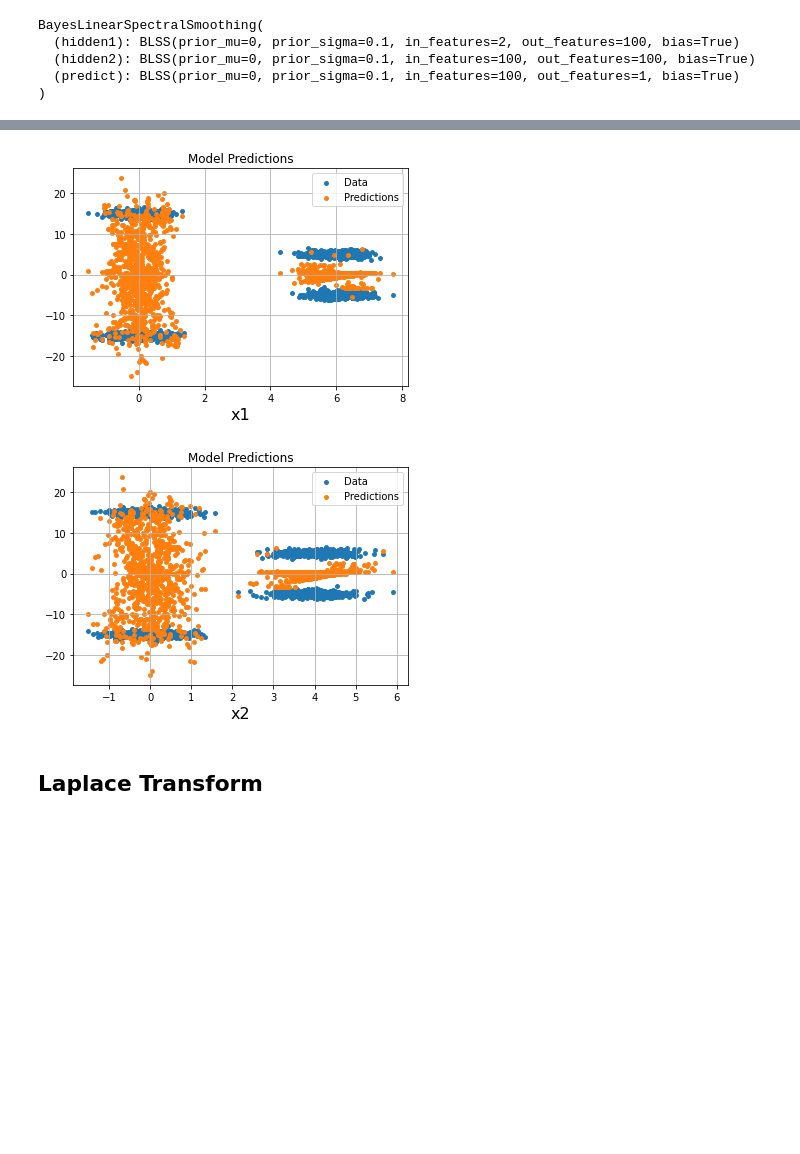
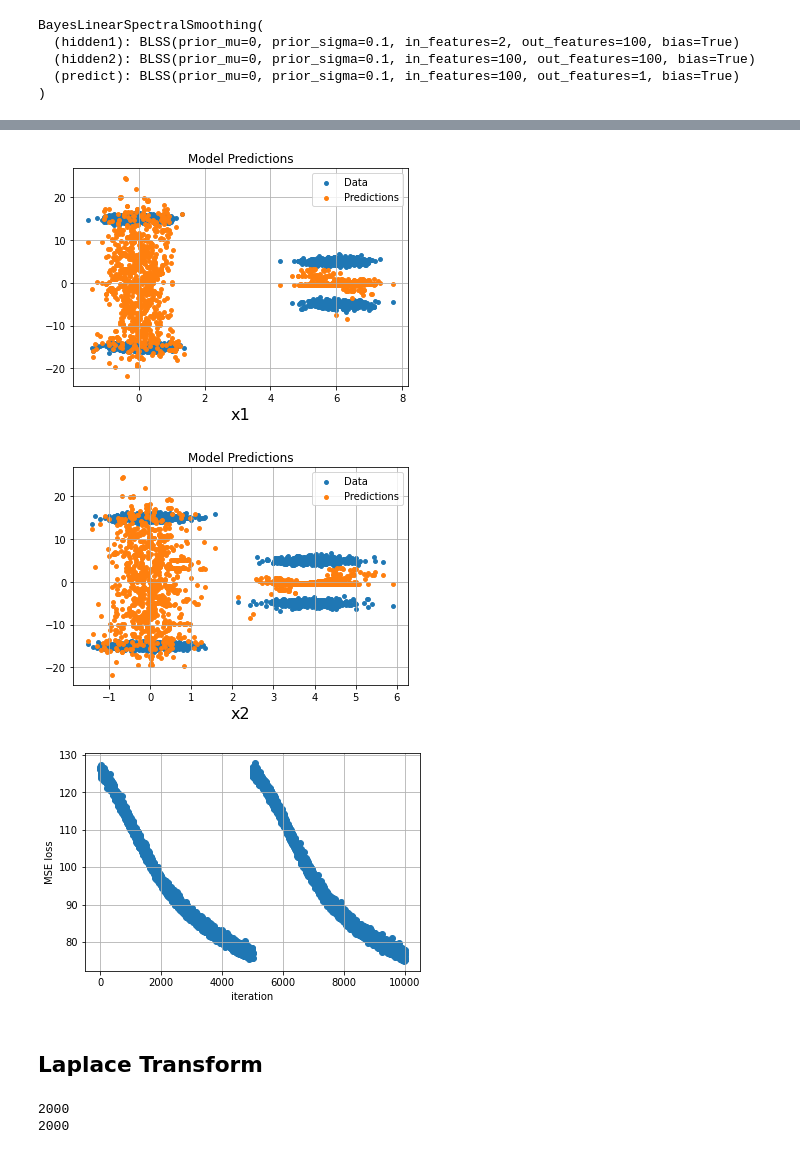
Before and after one commit to nalatraz/DeepLearning_Project7a, a Jupyter notebook: ClusterData.ipynb, the cells around one changed output, grey strips where cells are left out. Drawn from its saved outputs; the diff is of its cells as text; code cells hidden in the pictures; blank space fills up the shorter version.

```diff
--- a/ClusterData.ipynb
+++ b/ClusterData.ipynb
@@ -147,7 +150,10 @@ batch_size = 64 # or whatever
 
 FFNN = FFNN.float()
 mse_loss = nn.MSELoss()
+mae_loss = nn.L1Loss()
 
+mse_epoch = []
+mae_epoch = []
 optimizer = optim.Adam(FFNN.parameters(),  lr=0.001)
 
 for epoch in range(n_epochs):
@@ -156,7 +162,12 @@ for epoch in range(n_epochs):
     permutation = torch.randperm(x.size()[0])
 
     # Run batch
+    count = 0
+    mse_all = 0
+    mae_all = 0
+
     for i in range(0, x.size()[0], batch_size):
+        count +=1
         optimizer.zero_grad()
 
         indices = permutation[i:i+batch_size]
@@ -166,11 +177,17 @@ for epoch in range(n_epochs):
         prediction = FFNN(batch_x)
 
         loss = mse_loss(prediction.squeeze(), batch_y.float())
+        mse_all += mse_loss(prediction.squeeze(), batch_y.float())
+        mae_all += mae_loss(prediction.squeeze(), batch_y.float())
 
         loss.backward()
 
         optimizer.step()
 
+    mse_epoch.append(mse_all/count)
+    mae_epoch.append(mae_all/count)
+    # print(mse_epoch)
+
     if epoch % 100 == 0:
         print('Epoch', epoch, '    Loss', loss.item())
 # %% [output]
@@ -365,7 +431,7 @@ class BayesLinearSpectralSmoothing(Module):
 
         return x
 
-BSSNN = BayesLinearSpectralSmoothing(rho=0.6, n_feature=2, n_hidden=100, n_output=1)
+BSSNN = BayesLinearSpectralSmoothing(rho=0.1, n_feature=2, n_hidden=100, n_output=1)
 print(BSSNN)
 # %% [output]
 BayesLinearSpectralSmoothing(
@@ -384,6 +450,7 @@ kl_weight = 0.01
 
 optimizer = optim.Adam(BSSNN.parameters(),  lr=0.001)
 mse_loss = nn.MSELoss()
+mse_all = []
 
 for epoch in range(n_epochs):
 
@@ -391,7 +458,10 @@ for epoch in range(n_epochs):
     permutation = torch.randperm(x.size()[0])
 
     # Run batch
+    count = 0
+    mse_all = 0
     for i in range(0, x.size()[0], batch_size):
+        count += 1
         optimizer.zero_grad()
 
         indices = permutation[i:i+batch_size]
@@ -406,10 +476,14 @@ for epoch in range(n_epochs):
         #loss = -distribution.log_prob(batch_y.float()).sum(1).mean() + kl_weight*kl
         loss = mse_loss(prediction.squeeze(), batch_y.float()) + kl_weight*kl
 
+        mse_all += mse_loss(prediction.squeeze(), batch_y.float())
+
         loss.backward()
 
         optimizer.step()
 
+    mse_epoch.append(mse_all/count)
+
     if epoch % 500 == 0:
         print('Epoch', epoch, '    Loss', loss.item())
 # %% [output]
@@ -426,11 +500,12 @@ Epoch 4500     Loss 116.97075653076172
 # %%
-prediction = BSSNN(x.float()).detach().numpy()
+prediction_01 = BSSNN(x.float()).detach().numpy()
+# prediction_09 = BSSNN(x.float()).detach().numpy()
 
 fig = plt.figure(figsize=(14,7))
-ax = Axes3D(fig, auto_add_to_figure=False)
+ax = Axes3D(fig) #, auto_add_to_figure=False)
 fig.add_axes(ax)
 ax.scatter(X[:, 0], X[:, 1], labels, label='Data')
-ax.scatter(X[:, 0], X[:, 1], prediction, label='Predictions')
+ax.scatter(X[:, 0], X[:, 1], prediction_01, label='Predictions')
 plt.grid()
 plt.title('Model output', fontsize=20)
 plt.xlabel('x1', fontsize=16)
@@ -442,7 +517,7 @@ plt.show()
 
 plt.figure()
 plt.scatter(X[:, 0], y, s=15, label='Data')
-plt.scatter(X[:, 0], prediction, s=15, label='Predictions')
+plt.scatter(X[:, 0], prediction_01, s=15, label='Predictions')
 plt.title('Model Predictions')
 plt.xlabel('x1', fontsize=16)
 plt.grid()
@@ -451,10 +526,19 @@ plt.show()
 
 plt.figure()
 plt.scatter(X[:, 1], y, s=15, label='Data')
-plt.scatter(X[:, 1], prediction, s=15, label='Predictions')
+plt.scatter(X[:, 1], prediction_01, s=15, label='Predictions')
 plt.title('Model Predictions')
 plt.xlabel('x2', fontsize=16)
 plt.grid()
 plt.legend()
 plt.show()
+
+mse_losses = [mse.detach().numpy() for mse in mse_epoch]
+iterations = np.linspace(0, len(mse_losses), len(mse_losses))
+plt.figure()
+plt.scatter(iterations, mse_losses)
+plt.ylabel('MSE loss')
+plt.xlabel('iteration')
+plt.grid()
+plt.show()
 # %% [output]
@@ -462,4 +546,5 @@ plt.show()
-[figure, old version]
+[figure, new version]
-[figure, old version]
+[figure, new version]
+[figure, added]
 # %% [markdown]
 ## Laplace Transform
@@ -465,0 +597,14 @@ plt.show()
+# %%
+f_mu, f_var = la(x)
+mse = mse_loss(f_mu, y_train.squeeze().float())
+
+f_mu = f_mu.squeeze().detach().numpy()
+f_sigma = f_var.squeeze().sqrt().numpy()
+
+pred_std = np.sqrt(f_sigma**2 + la.sigma_noise.item()**2)
+
+print(f_mu.size)
+print(X[:, 0].size)
+# %% [output]
+2000
+2000
```
Also changed, not shown: parts of 14 cells of this notebook.
